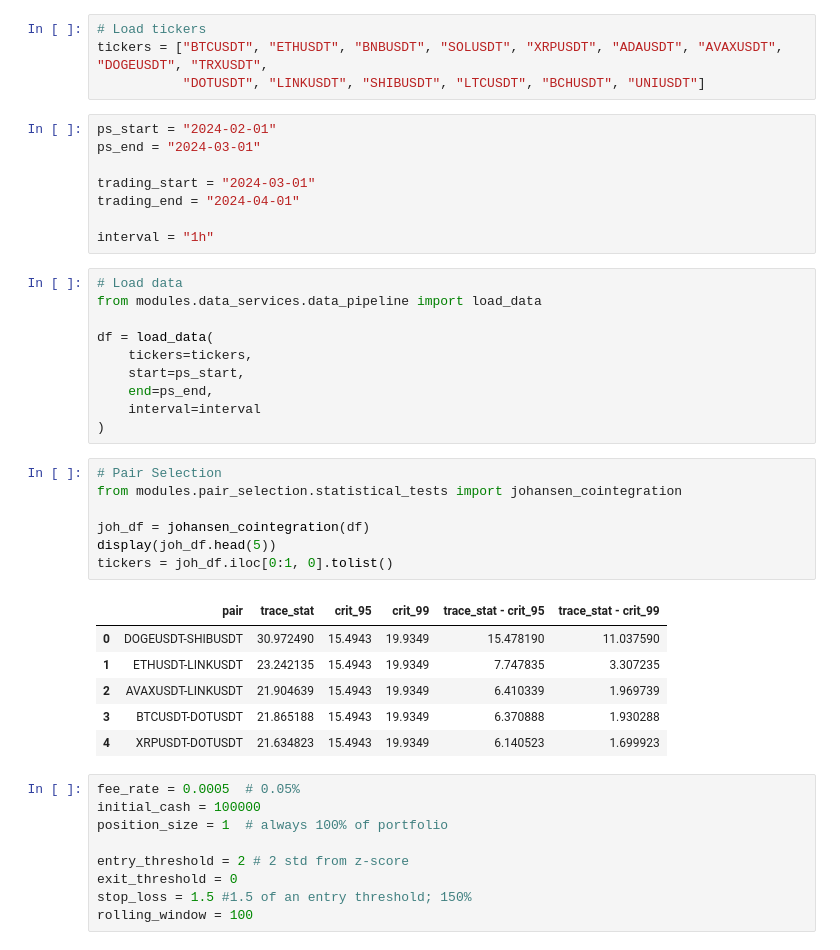
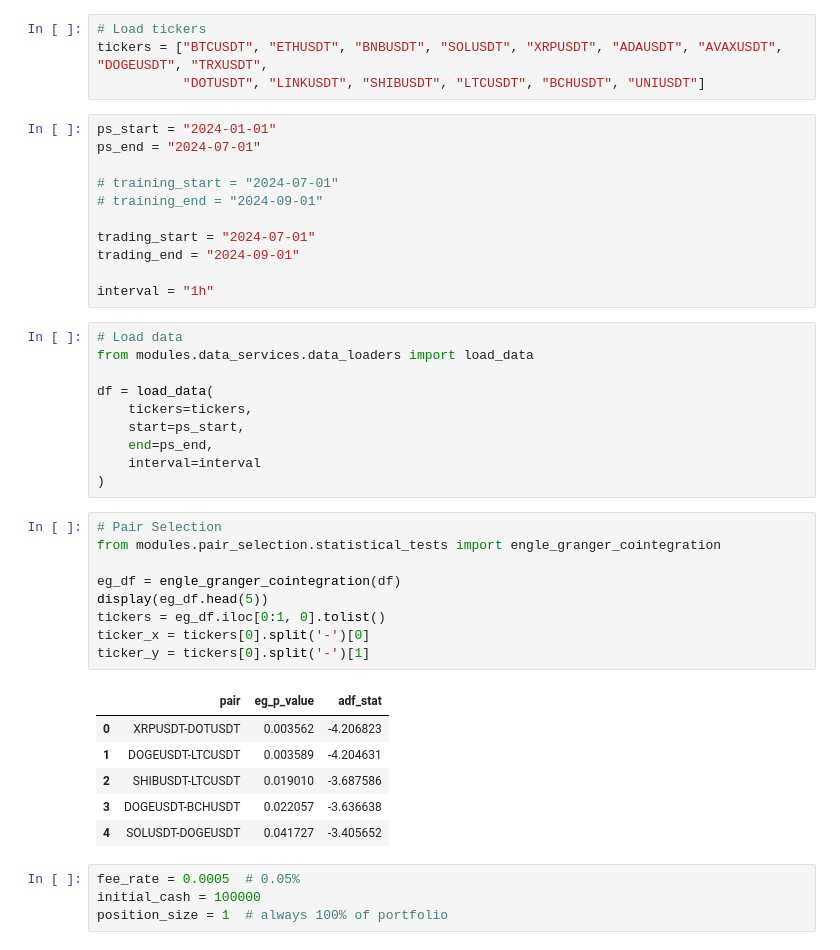
Before and after one commit to damianlebiedz/research-paper, a Jupyter notebook: notebooks/strategy.ipynb, the cells around one changed output. Drawn from its saved outputs; the diff is of its cells as text.

```diff
--- a/notebooks/strategy.ipynb
+++ b/notebooks/strategy.ipynb
@@ -9,16 +9,19 @@ from IPython.display import display
 tickers = ["BTCUSDT", "ETHUSDT", "BNBUSDT", "SOLUSDT", "XRPUSDT", "ADAUSDT", "AVAXUSDT", "DOGEUSDT", "TRXUSDT",
            "DOTUSDT", "LINKUSDT", "SHIBUSDT", "LTCUSDT", "BCHUSDT", "UNIUSDT"]
 # %%
-ps_start = "2024-02-01"
-ps_end = "2024-03-01"
+ps_start = "2024-01-01"
+ps_end = "2024-07-01"
 
-trading_start = "2024-03-01"
-trading_end = "2024-04-01"
+# training_start = "2024-07-01"
+# training_end = "2024-09-01"
+
+trading_start = "2024-07-01"
+trading_end = "2024-09-01"
 
 interval = "1h"
 # %%
 # Load data
-from modules.data_services.data_pipeline import load_data
+from modules.data_services.data_loaders import load_data
 
 df = load_data(
     tickers=tickers,
@@ -28,24 +31,21 @@ df = load_data(
 )
 # %%
 # Pair Selection
-from modules.pair_selection.statistical_tests import johansen_cointegration
+from modules.pair_selection.statistical_tests import engle_granger_cointegration
 
-joh_df = johansen_cointegration(df)
-display(joh_df.head(5))
-tickers = joh_df.iloc[0:1, 0].tolist()
+eg_df = engle_granger_cointegration(df)
+display(eg_df.head(5))
+tickers = eg_df.iloc[0:1, 0].tolist()
+ticker_x = tickers[0].split('-')[0]
+ticker_y = tickers[0].split('-')[1]
 # %% [output]
-|  | pair | trace_stat | crit_95 | crit_99 | trace_stat - crit_95 | trace_stat - crit_99 |
-| 0 | DOGEUSDT-SHIBUSDT | 30.972490 | 15.4943 | 19.9349 | 15.478190 | 11.037590 |
-| 1 | ETHUSDT-LINKUSDT | 23.242135 | 15.4943 | 19.9349 | 7.747835 | 3.307235 |
-| 2 | AVAXUSDT-LINKUSDT | 21.904639 | 15.4943 | 19.9349 | 6.410339 | 1.969739 |
-| 3 | BTCUSDT-DOTUSDT | 21.865188 | 15.4943 | 19.9349 | 6.370888 | 1.930288 |
-| 4 | XRPUSDT-DOTUSDT | 21.634823 | 15.4943 | 19.9349 | 6.140523 | 1.699923 |
+|  | pair | eg_p_value | adf_stat |
+| 0 | XRPUSDT-DOTUSDT | 0.003562 | -4.206823 |
+| 1 | DOGEUSDT-LTCUSDT | 0.003589 | -4.204631 |
+| 2 | SHIBUSDT-LTCUSDT | 0.019010 | -3.687586 |
+| 3 | DOGEUSDT-BCHUSDT | 0.022057 | -3.636638 |
+| 4 | SOLUSDT-DOGEUSDT | 0.041727 | -3.405652 |
 # %%
 fee_rate = 0.0005  # 0.05%
 initial_cash = 100000
 position_size = 1  # always 100% of portfolio
-
-entry_threshold = 2 # 2 std from z-score
-exit_threshold = 0
-stop_loss = 1.5 #1.5 of an entry threshold; 150%
-rolling_window = 100
```
Also changed, not shown: parts of 9 cells of this notebook, 18 other files.
